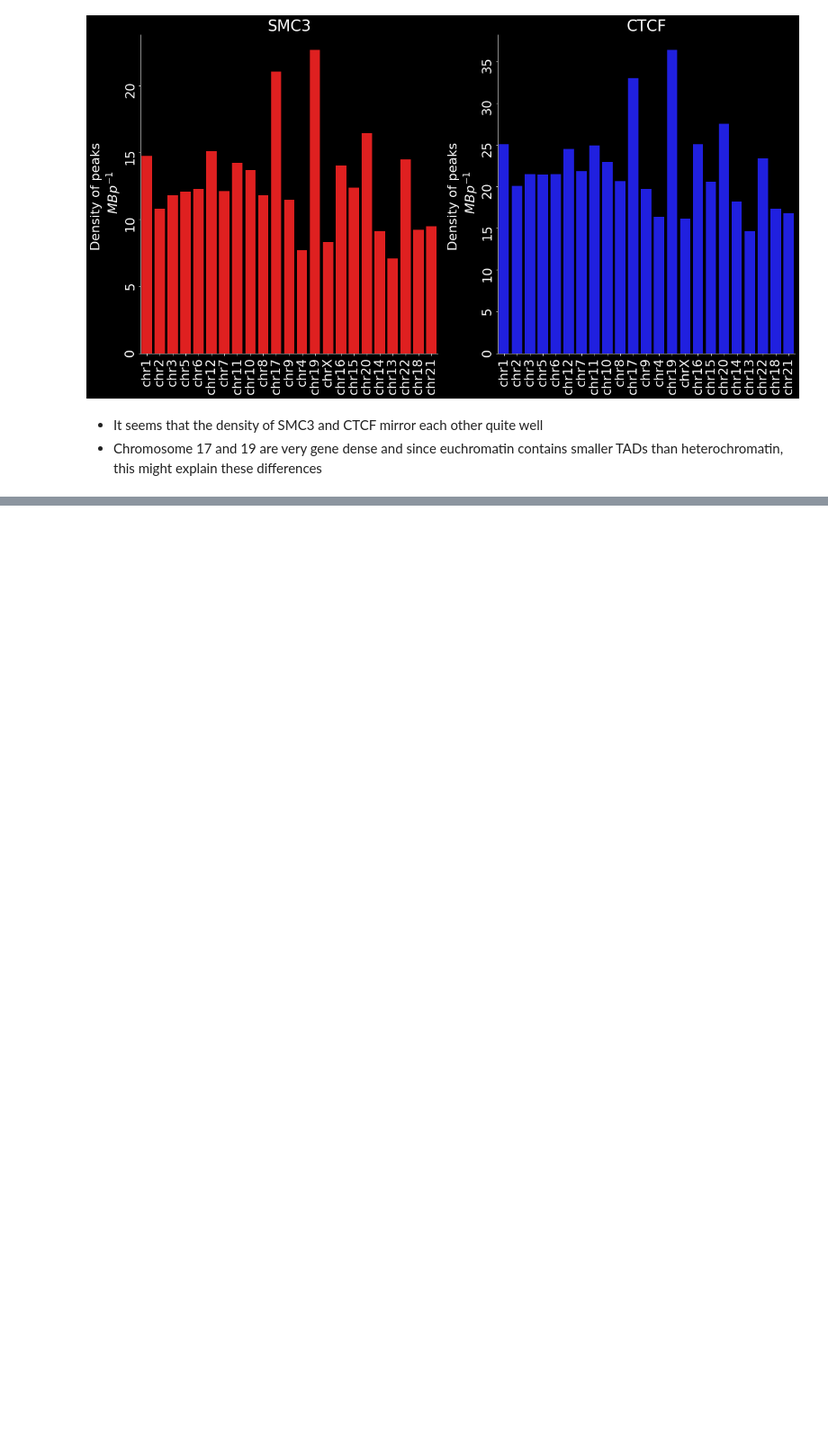
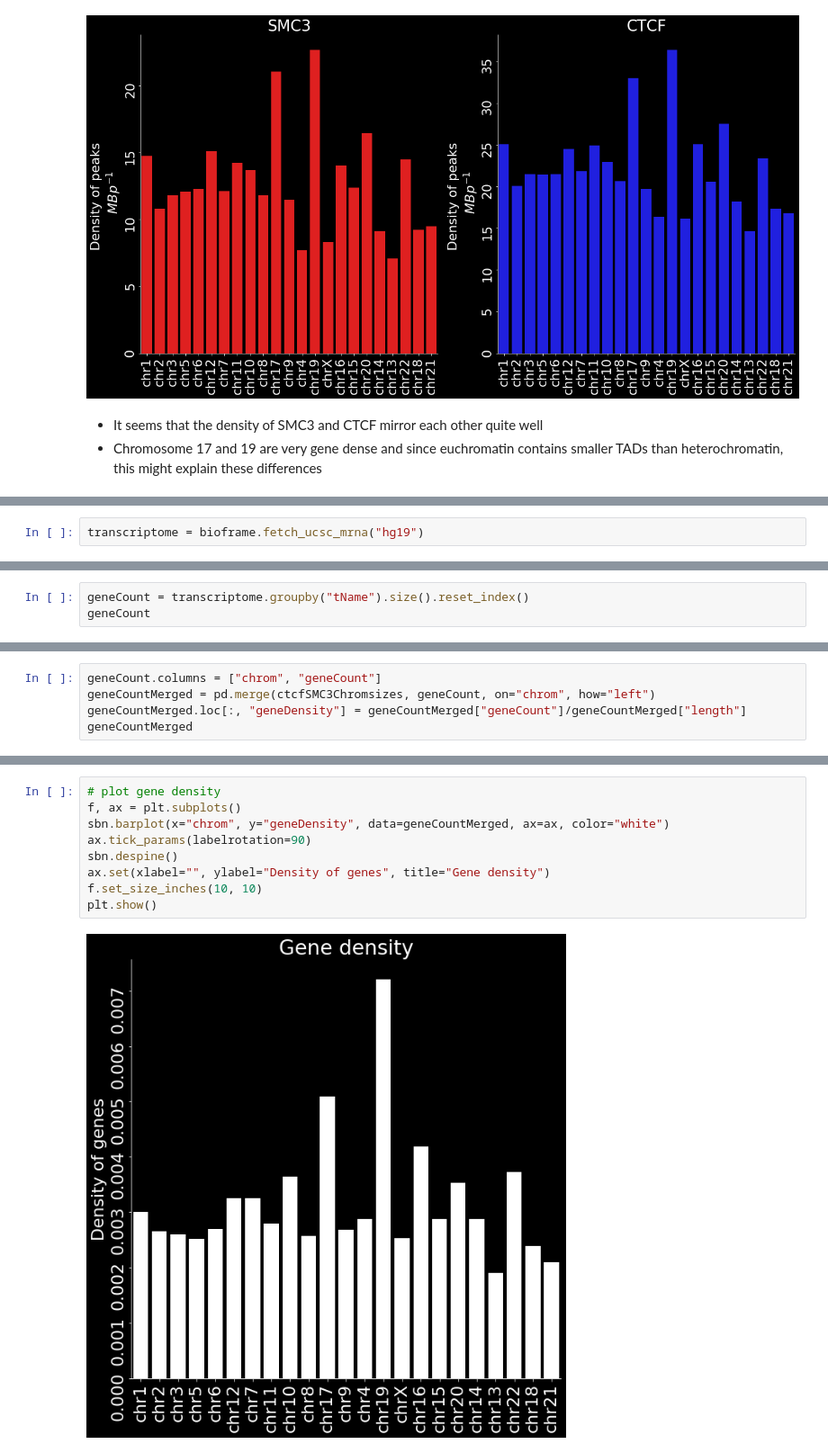
Before and after one commit to Mittmich/Sequencing_data_lesson_1, a Jupyter notebook: Example1_SMC3_CTCF_overlap.ipynb, the cells around one changed output, grey strips where cells are left out. Shown at 90% size. Cells and saved outputs as stored; diff of their text form; blank space fills up the shorter version.

Commit message:
Added correlation of SMC3 density with gene density

```diff
--- a/Example1_SMC3_CTCF_overlap.ipynb
+++ b/Example1_SMC3_CTCF_overlap.ipynb
@@ -288,0 +294,2 @@ plt.show()
+# %%
+transcriptome = bioframe.fetch_ucsc_mrna("hg19")
@@ -288,0 +312,3 @@ plt.show()
+# %%
+geneCount = transcriptome.groupby("tName").size().reset_index()
+geneCount
@@ -288,0 +331,5 @@ plt.show()
+# %%
+geneCount.columns = ["chrom", "geneCount"]
+geneCountMerged = pd.merge(ctcfSMC3Chromsizes, geneCount, on="chrom", how="left")
+geneCountMerged.loc[:, "geneDensity"] = geneCountMerged["geneCount"]/geneCountMerged["length"]
+geneCountMerged
@@ -288,0 +354,11 @@ plt.show()
+# %%
+# plot gene density
+f, ax = plt.subplots()
+sbn.barplot(x="chrom", y="geneDensity", data=geneCountMerged, ax=ax, color="white")
+ax.tick_params(labelrotation=90)
+sbn.despine()
+ax.set(xlabel="", ylabel="Density of genes", title="Gene density")
+f.set_size_inches(10, 10)
+plt.show()
+# %% [output]
+[figure, added]
```
Also changed, not shown: parts of 17 cells of this notebook.
